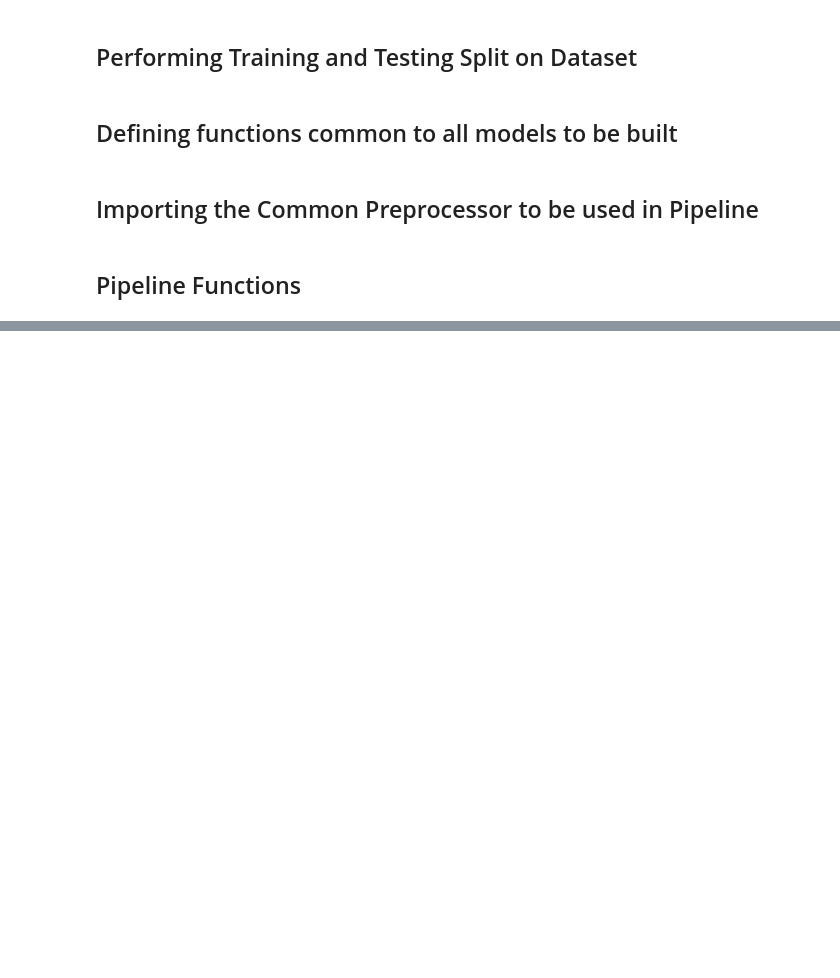
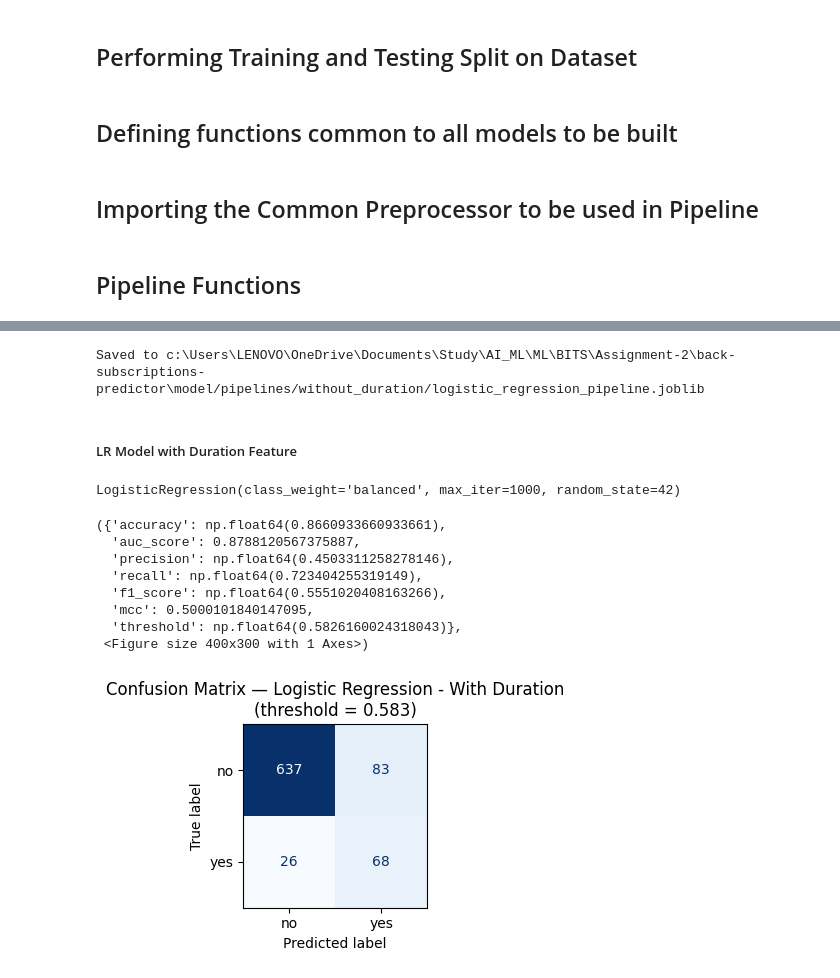
Before and after one commit to dustycoder-sayan/bank-subscriptions-predictor, a Jupyter notebook: model/bank_subscription_classifiers.ipynb, the cells around one changed output, grey strips where cells are left out. Cells and saved outputs as stored; diff of their text form; code cells hidden in the pictures; blank space fills up the shorter version.

```diff
--- a/model/bank_subscription_classifiers.ipynb
+++ b/model/bank_subscription_classifiers.ipynb
@@ -492,0 +552,72 @@ def save_deployable_model(pipeline: Pipeline, threshold: float, model_name: str,
+# %%
+# End-to-end deployable pipeline: raw input -> prediction.
+X_train_raw_without_duration = df_raw.loc[X_train_without_duration.index].drop(columns=["y", "duration"], errors="ignore")
+
+logistic_regression_pipeline_without_duration = build_deployable_pipeline(
+    scaler=logistic_regression_scaler_without_duration,
+    classifier=logistic_regression_classifier_without_duration,
+    with_duration=False,
+)
+logistic_regression_pipeline_without_duration.fit(X_train_raw_without_duration, y_train)
+
+saved_loc = save_deployable_model(
+    pipeline=logistic_regression_pipeline_without_duration,
+    threshold=logistic_regression_threshold_without_duration,
+    model_name="logistic_regression",
+    with_duration=False
+)
+print(f"Saved to {saved_loc}")
+# %% [output]
+Saved to c:\Users\LENOVO\OneDrive\Documents\Study\AI_ML\ML\BITS\Assignment-2\back-subscriptions-predictor\model/pipelines/without_duration/logistic_regression_pipeline.joblib
+# %% [markdown]
+##### LR Model with Duration Feature
+# %%
+# Defining Model Instance
+logistic_regression_with_duration = LogisticRegression(class_weight="balanced", max_iter=1000, random_state=42)
+# %%
+# Train model without duration
+logistic_regression_classifier_with_duration, logistic_regression_scaler_with_duration = build_model(
+    logistic_regression_with_duration,
+    X_train_with_duration,
+    y_train,
+    requires_scaling=True
+)
+
+# Select a classification threshold using ONLY training data (via out-of-fold
+# CV probabilities), so the test set stays untouched until final evaluation.
+logistic_regression_threshold_with_duration = find_best_threshold_cv(
+    logistic_regression_with_duration,
+    X_train_with_duration,
+    y_train,
+    requires_scaling=True
+)
+
+logistic_regression_classifier_with_duration
+# %% [output]
+LogisticRegression(class_weight='balanced', max_iter=1000, random_state=42)
+# %%
+# Scaling X_test with obtained scaler from the build process
+logistic_regression_X_test_with_duration_scaled = logistic_regression_scaler_with_duration.transform(X_test_with_duration)
+
+# Getting y_scores; y_pred is now derived inside get_evaluation_metrics using
+# the training-side tuned threshold rather than sklearn's hardcoded 0.5 default.
+logistic_regression_y_score_with_duration = logistic_regression_classifier_with_duration.predict_proba(logistic_regression_X_test_with_duration_scaled)[:, -1]
+# %%
+# Evaluation of Metrics
+logistic_regression_evaluation_metrics_with_duration = get_evaluation_metrics(
+    "Logistic Regression - With Duration",
+    y_test,
+    logistic_regression_y_score_with_duration,
+    threshold=logistic_regression_threshold_with_duration
+)
+logistic_regression_evaluation_metrics_with_duration[0], logistic_regression_evaluation_metrics_with_duration[2]
+# %% [output]
+({'accuracy': np.float64(0.8660933660933661),
+  'auc_score': 0.8788120567375887,
+  'precision': np.float64(0.4503311258278146),
+  'recall': np.float64(0.723404255319149),
+  'f1_score': np.float64(0.5551020408163266),
+  'mcc': 0.5000101840147095,
+  'threshold': np.float64(0.5826160024318043)},
+ <Figure size 400x300 with 1 Axes>)
+[figure, added]
```
Also changed, not shown: parts of 8 cells of this notebook, 2 other files.
